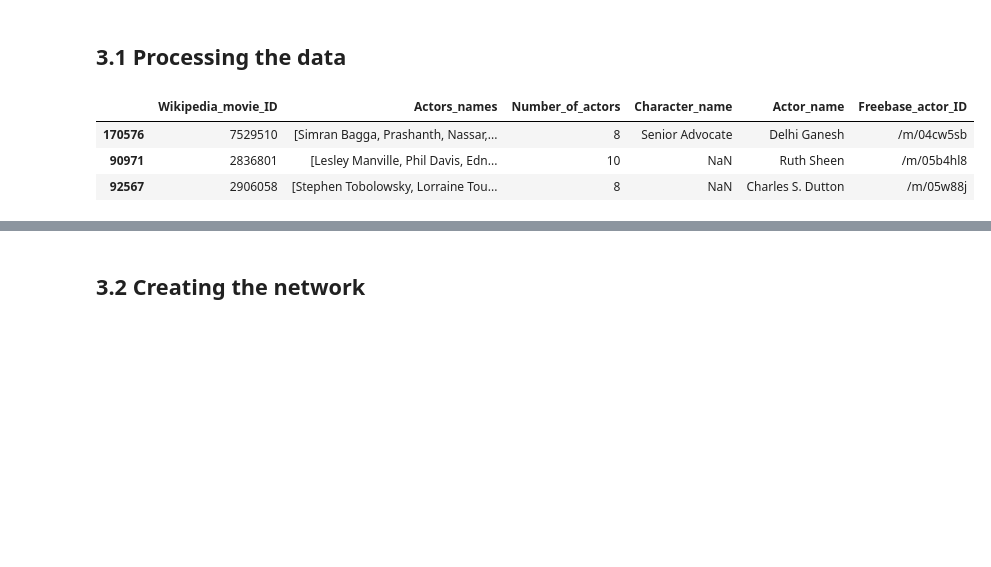
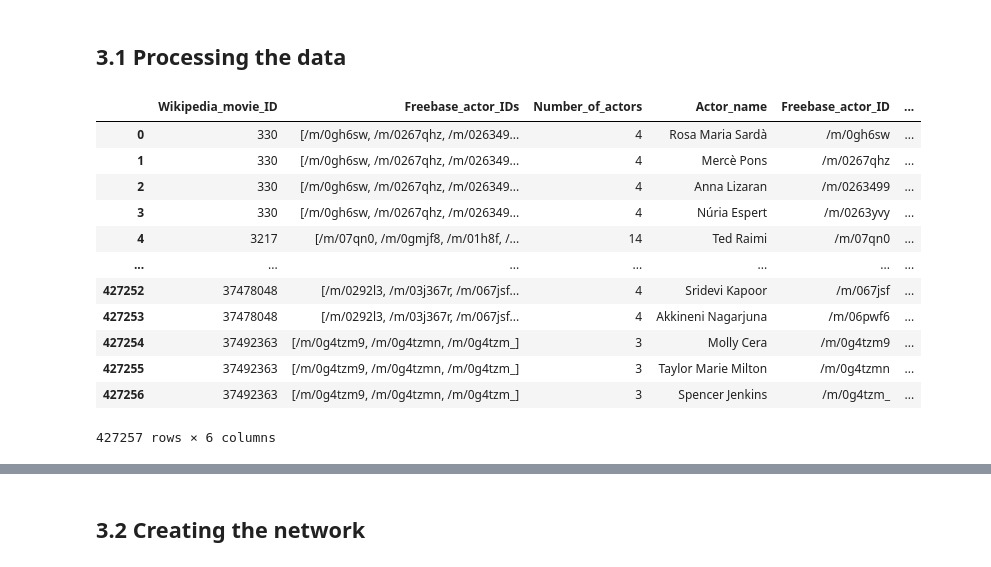
Before and after one commit to epfl-ada/ada-2022-project-addaxx, a Jupyter notebook: P2.ipynb, the cells around one changed output, grey strips where cells are left out. Saved outputs shown, nothing was run; the diff lists cells and outputs as text; code cells hidden in the pictures; blank space fills up the shorter version.

```diff
--- a/P2.ipynb
+++ b/P2.ipynb
@@ -257,6 +238,8 @@ character_metadata['Movie_release_year'] = character_metadata['Movie_release_dat
 # drop the release date column
 character_metadata.drop(['Movie_release_date'], axis=1, inplace=True)
 
-# show the number of missing values in the actor date of birth column
-character_metadata['Actor_date_of_birth'].isnull().sum()
+# show the number of missing values in the movie release year column
+print('Number of missing values in the movie release year column: {}'.format(character_metadata['Movie_release_year'].isnull().sum()))
+# fill the missing values in the movie release year column with the median
+character_metadata['Movie_release_year'].fillna(character_metadata['Movie_release_year'].median(), inplace=True)
 # %% [output]
@@ -263,0 +247,10 @@ character_metadata['Actor_date_of_birth'].isnull().sum()
+# %%
+# show the unique values of the movie release year column
+years = character_metadata['Movie_release_year'].unique().astype(int)
+years.sort()
+print('Unique values: {}'.format(years))
+# replace '1010' with '2010'
+character_metadata['Movie_release_year'] = character_metadata['Movie_release_year'].replace('1010', '2010')
+# find the interval of the movie release year column
+print('Min: {}'.format(years.min()))
+print('Max: {}'.format(years.max()))
@@ -361,10 +346,10 @@ Number of characters removed:  815
 We need movies that have at least 2 actors to connect the nodes.
 # %%
 # list the characters of each movie in a list and the actors of each movie in a list
-actors = character_metadata.groupby('Wikipedia_movie_ID')['Actor_name'].apply(
-    list).reset_index().rename(columns={'Actor_name': 'Actors_names'})
+actors = character_metadata.groupby('Wikipedia_movie_ID')['Freebase_actor_ID'].apply(
+    list).reset_index().rename(columns={'Freebase_actor_ID': 'Freebase_actor_IDs'})
 # count the actors of each movie
-actors['Number_of_actors'] = actors['Actors_names'].apply(lambda x: len(x))
+actors['Number_of_actors'] = actors['Freebase_actor_IDs'].apply(lambda x: len(x))
 # filter the actors dataframe to keep only the movies with more than 2 actors
 actors = actors[actors['Number_of_actors'] > 2].reset_index(drop=True)
 # show the number of movies before and after the filter and how many movies were removed
@@ -415,14 +400,23 @@ It's now time to creat a first network
 # %%
 # one actor per line in the new dataframe
 actors_new_meta = actors.merge(character_metadata[[
-                               'Character_name', 'Actor_name', 'Freebase_actor_ID', 'Wikipedia_movie_ID']], on='Wikipedia_movie_ID', how='inner')
+                                'Actor_name', 'Freebase_actor_ID', 'Wikipedia_movie_ID','Movie_release_year']], on='Wikipedia_movie_ID', how='inner')
 # %%
-actors_new_meta.sample(3)
+actors_new_meta
 # %% [output]
-|  | Wikipedia_movie_ID | Actors_names | Number_of_actors | Character_name | Actor_name | Freebase_actor_ID |
-| 170576 | 7529510 | [Simran Bagga, Prashanth, Nassar,... | 8 | Senior Advocate | Delhi Ganesh | /m/04cw5sb |
-| 90971 | 2836801 | [Lesley Manville, Phil Davis, Edn... | 10 | NaN | Ruth Sheen | /m/05b4hl8 |
-| 92567 | 2906058 | [Stephen Tobolowsky, Lorraine Tou... | 8 | NaN | Charles S. Dutton | /m/05w88j |
+|  | Wikipedia_movie_ID | Freebase_actor_IDs | Number_of_actors | Actor_name | Freebase_actor_ID | ... |
+| 0 | 330 | [/m/0gh6sw, /m/0267qhz, /m/026349... | 4 | Rosa Maria Sardà | /m/0gh6sw | ... |
+| 1 | 330 | [/m/0gh6sw, /m/0267qhz, /m/026349... | 4 | Mercè Pons | /m/0267qhz | ... |
+| 2 | 330 | [/m/0gh6sw, /m/0267qhz, /m/026349... | 4 | Anna Lizaran | /m/0263499 | ... |
+| 3 | 330 | [/m/0gh6sw, /m/0267qhz, /m/026349... | 4 | Núria Espert | /m/0263yvy | ... |
+| 4 | 3217 | [/m/07qn0, /m/0gmjf8, /m/01h8f, /... | 14 | Ted Raimi | /m/07qn0 | ... |
+| ... | ... | ... | ... | ... | ... | ... |
+| 427252 | 37478048 | [/m/0292l3, /m/03j367r, /m/067jsf... | 4 | Sridevi Kapoor | /m/067jsf | ... |
+| 427253 | 37478048 | [/m/0292l3, /m/03j367r, /m/067jsf... | 4 | Akkineni Nagarjuna | /m/06pwf6 | ... |
+| 427254 | 37492363 | [/m/0g4tzm9, /m/0g4tzmn, /m/0g4tzm_] | 3 | Molly Cera | /m/0g4tzm9 | ... |
+| 427255 | 37492363 | [/m/0g4tzm9, /m/0g4tzmn, /m/0g4tzm_] | 3 | Taylor Marie Milton | /m/0g4tzmn | ... |
+| 427256 | 37492363 | [/m/0g4tzm9, /m/0g4tzmn, /m/0g4tzm_] | 3 | Spencer Jenkins | /m/0g4tzm_ | ... |
+427257 rows × 6 columns
 # %%
 # dataframe with pairs of actors and the number of movies they acted in together
 # the dataframe to merge contains all the actors_new_meta dataframe except the actors_names column
```
Also changed, not shown: parts of 39 cells of this notebook, 1 other file.
